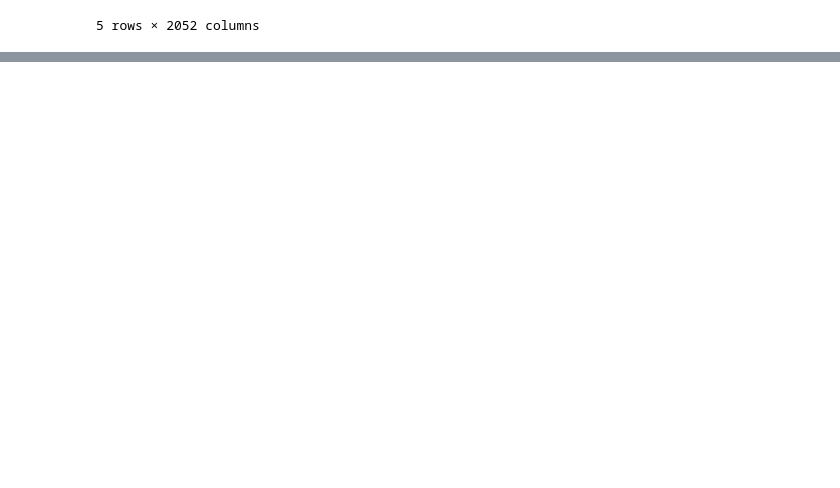
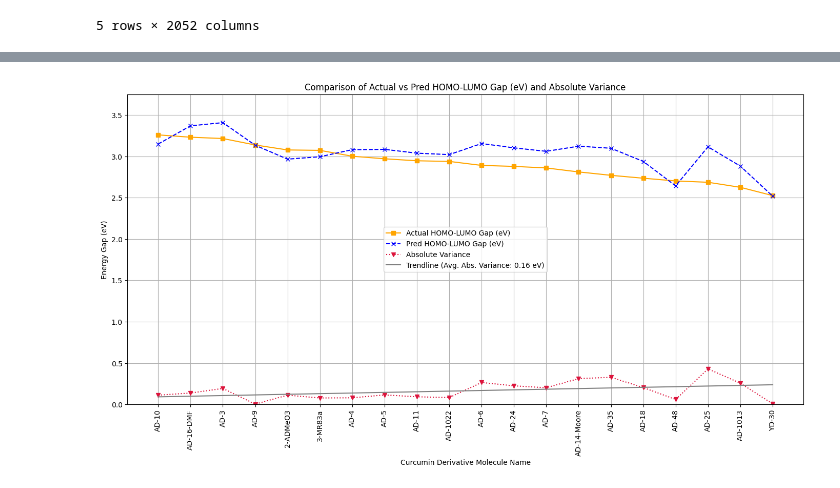
Before and after one commit to chamodpeiris/Curcumin_BendGap_Cheminfo, a Jupyter notebook: Cucumines/cucurmin_solutions/Solution04_RemovedMolecules/Phase02A_FilteringVarying_Removed.ipynb, the cells around one changed output, grey strips where cells are left out. Drawn from its saved outputs; the diff is of its cells as text; code cells hidden in the pictures; blank space fills up the shorter version.

Commit message:
Final Manuscript curcumin edit shenanigans 01

```diff
--- a/Cucumines/cucurmin_solutions/Solution04_RemovedMolecules/Phase02A_FilteringVarying_Removed.ipynb
+++ b/Cucumines/cucurmin_solutions/Solution04_RemovedMolecules/Phase02A_FilteringVarying_Removed.ipynb
@@ -548,0 +546,54 @@ plt.show()
+# %%
+import pandas as pd
+import matplotlib.pyplot as plt
+import numpy as np
+
+# Assuming curcumin_df_mf_pred already has a 'Homo-Lumo Gap (eV) Pred' column from the previous steps
+
+# Sort curcumin_df_mf_pred by 'Homo-Lumo Gap (eV)' in descending order and reset the index
+curcumin_df_mf_pred = curcumin_df_mf_pred.sort_values(by='Homo-Lumo Gap (eV)', ascending=False).reset_index(drop=True)
+
+# Calculate the absolute variance between 'Homo-Lumo Gap (eV)' and 'Homo-Lumo Gap (eV) Pred'
+curcumin_df_mf_pred['absolute_variance'] = (curcumin_df_mf_pred['Homo-Lumo Gap (eV)'] - curcumin_df_mf_pred['Homo-Lumo Gap (eV) Pred']).abs()
+
+# Calculate linear trendline for absolute variance
+x = curcumin_df_mf_pred.index
+y = curcumin_df_mf_pred['absolute_variance']
+coefficients = np.polyfit(x, y, 1)  # Fit a linear polynomial
+trendline = np.polyval(coefficients, x)
+
+# Calculate the average absolute variance
+average_variance = y.mean()
+
+# Plotting the actual vs pred energy gaps
+fig, ax1 = plt.subplots(figsize=(14,7))
+
+# Plot the actual values
+ax1.plot(curcumin_df_mf_pred['Molecule'], curcumin_df_mf_pred['Homo-Lumo Gap (eV)'], marker='s', label='Actual HOMO-LUMO Gap (eV)', color='orange')
+
+# Plot the pred values
+ax1.plot(curcumin_df_mf_pred['Molecule'], curcumin_df_mf_pred['Homo-Lumo Gap (eV) Pred'], marker='x', linestyle='--', label='Pred HOMO-LUMO Gap (eV)', color='blue')
+
+# Plot the absolute variance as a dotted line
+ax1.plot(curcumin_df_mf_pred['Molecule'], curcumin_df_mf_pred['absolute_variance'], marker='v', linestyle=':', label='Absolute Variance', color='crimson')
+
+# Plot the trendline for absolute variance
+ax1.plot(curcumin_df_mf_pred['Molecule'], trendline, linestyle='-', color='grey', label=f'Trendline (Avg. Abs. Variance: {average_variance:.2f} eV)')
+
+# Set labels for the axes and the range
+ax1.set_xlabel('Curcumin Derivative Molecule Name')
+ax1.set_ylabel('Energy Gap (eV)')
+ax1.set_ylim([0, 3.75])  # Adjust the y-axis range as needed
+ax1.tick_params(axis='y')
+ax1.legend(loc='center')
+
+# Customize the plot
+plt.title('Comparison of Actual vs Pred HOMO-LUMO Gap (eV) and Absolute Variance')
+plt.grid(True)
+plt.tight_layout()
+plt.xticks(rotation=90)
+
+# Show the plot
+plt.show()
+# %% [output]
+[figure, added]
```
Also changed, not shown: parts of 6 cells of this notebook, 1 other file.
